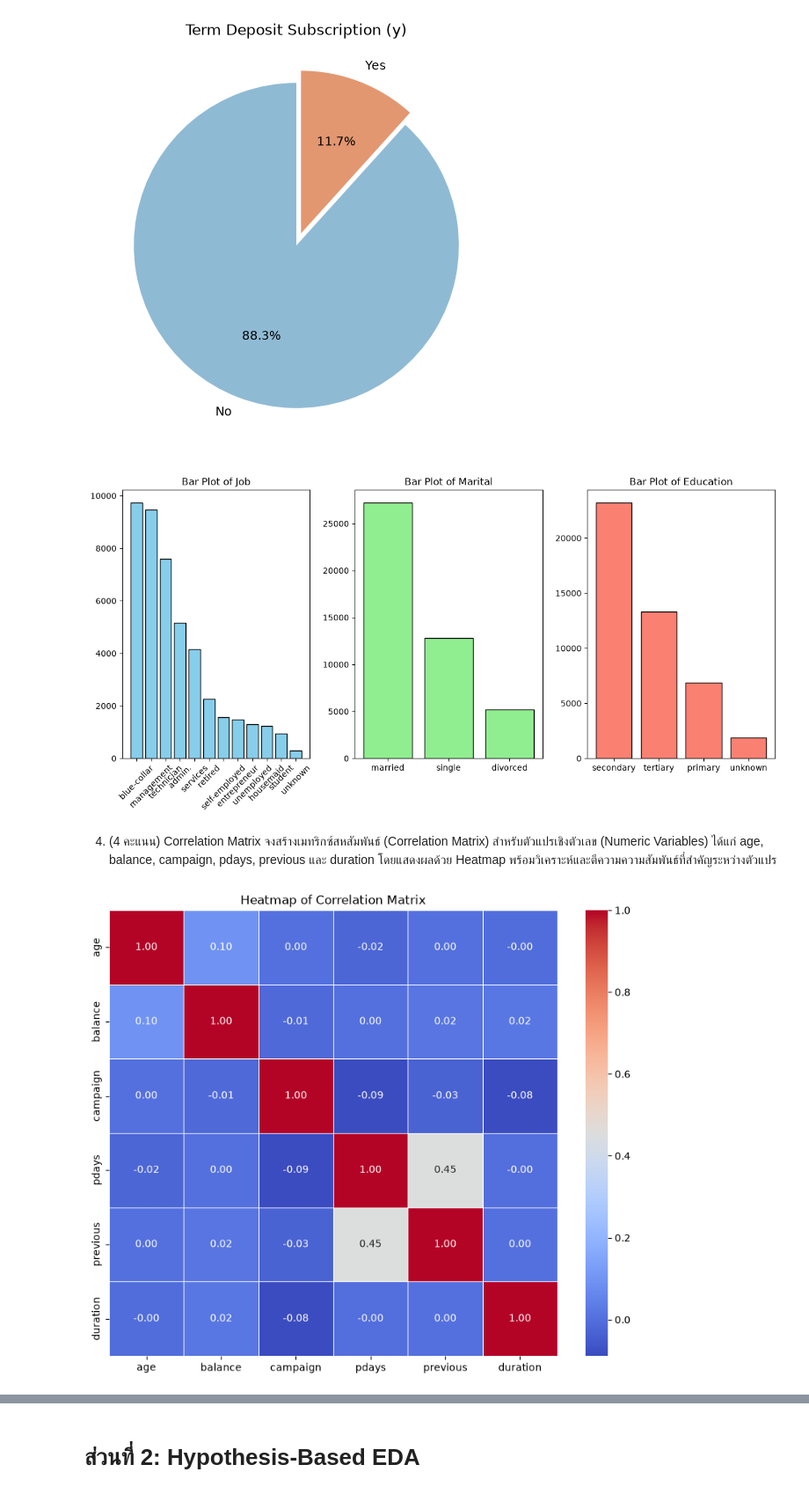
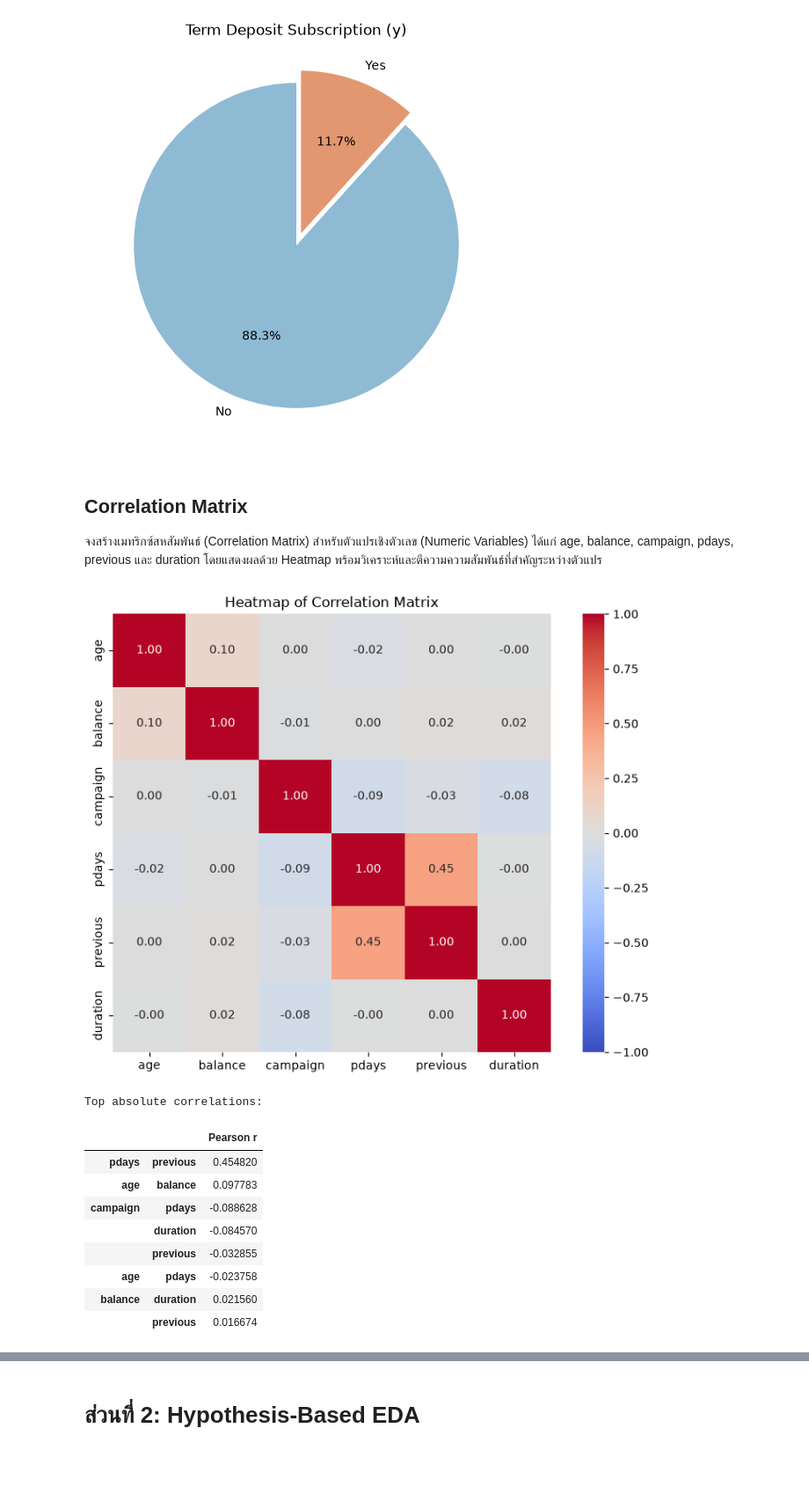
Before and after one commit to TKishioru/DPU.DT, a Jupyter notebook: DT514 วิทยาการข้อมูลและการวิเคราะห์ข้อมูลขนาดใหญ่/Midterm/anwser.ipynb, the cells around one changed output, grey strips where cells are left out. Shown at 88% size. Cells and saved outputs as stored; diff of their text form; code cells hidden in the pictures; blank space fills up the shorter version.

```diff
--- a/DT514 วิทยาการข้อมูลและการวิเคราะห์ข้อมูลขนาดใหญ่/Midterm/anwser.ipynb
+++ b/DT514 วิทยาการข้อมูลและการวิเคราะห์ข้อมูลขนาดใหญ่/Midterm/anwser.ipynb
@@ -326,36 +548,29 @@ plt.title('Term Deposit Subscription (y)')
 plt.show()
 # %% [output]
 [figure]
-# %%
-# create bar plot of job, marital and education
-plt.figure(figsize=(12, 6))
-plt.subplot(1, 3, 1)
-job_counts = data_full['job'].value_counts()
-plt.bar(job_counts.index, job_counts.values, color='skyblue', edgecolor='black')
-plt.title('Bar Plot of Job')
-plt.xticks(rotation=45)
-plt.subplot(1, 3, 2)
-marital_counts = data_full['marital'].value_counts()
-plt.bar(marital_counts.index, marital_counts.values, color='lightgreen', edgecolor='black')
-plt.title('Bar Plot of Marital')
-plt.subplot(1, 3, 3)
-education_counts = data_full['education'].value_counts()
-plt.bar(education_counts.index, education_counts.values, color='salmon', edgecolor='black')
-plt.title('Bar Plot of Education')
-plt.tight_layout()
-plt.show()
-# %% [output]
-[figure, removed]
 # %% [markdown]
-4. (4 คะแนน) Correlation Matrix
+## Correlation Matrix
 จงสร้างเมทริกซ์สหสัมพันธ์ (Correlation Matrix) สำหรับตัวแปรเชิงตัวเลข (Numeric Variables) ได้แก่ age, balance, campaign, pdays, previous และ duration โดยแสดงผลด้วย Heatmap พร้อมวิเคราะห์และตีความความสัมพันธ์ที่สำคัญระหว่างตัวแปร
 # %%
 # create heatmap of age, balance, campaign, pdays, previous and duration
-plt.figure(figsize=(10, 8))
+plt.figure(figsize=(8, 6))
 correlation_matrix = data_full[['age', 'balance', 'campaign', 'pdays', 'previous', 'duration']].corr()
-sns.heatmap(correlation_matrix, annot=True, cmap='coolwarm', fmt='.2f', linewidths=0.5)
+sns.heatmap(correlation_matrix, annot=True, cmap='coolwarm', fmt='.2f',center=0, vmin=-1, vmax=1, square=True)
 plt.title('Heatmap of Correlation Matrix')
+plt.tight_layout()
 plt.show()
+pairs = correlation_matrix.where(np.triu(np.ones(correlation_matrix.shape),1).astype(bool)).stack().sort_values(key=abs,ascending=False)
+print('Top absolute correlations:'); display(pairs.head(8).rename('Pearson r').to_frame())
 # %% [output]
-[figure, old version]
+[figure, new version]
+Top absolute correlations:
+|  |  | Pearson r |
+| pdays | previous | 0.454820 |
+| age | balance | 0.097783 |
+| campaign | pdays | -0.088628 |
+|  | duration | -0.084570 |
+|  | previous | -0.032855 |
+| age | pdays | -0.023758 |
+| balance | duration | 0.021560 |
+|  | previous | 0.016674 |
 # %% [markdown]
```
Also changed, not shown: parts of 43 cells of this notebook, 1 other file.
